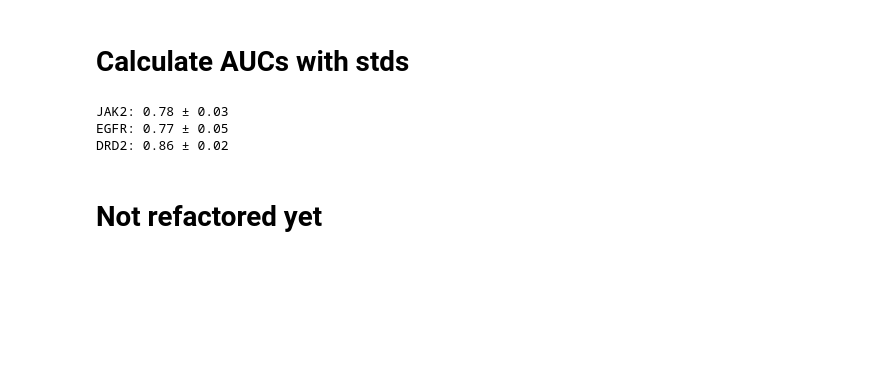
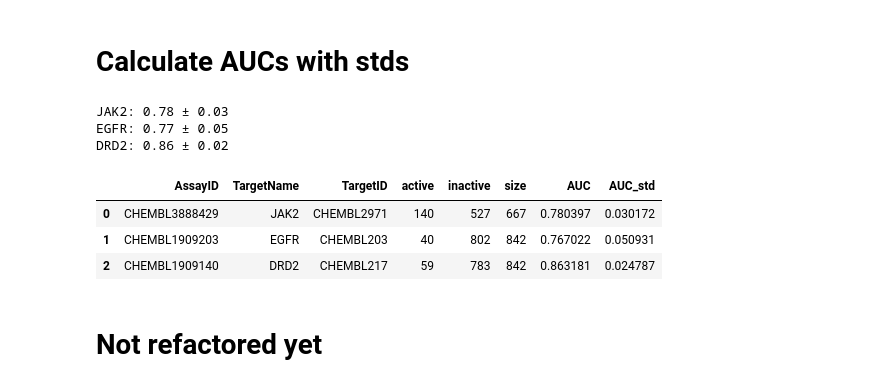
Before and after one commit to ml-jku/mgenerators-failure-modes, a Jupyter notebook: visualization.ipynb, the cells around one changed output. Saved outputs shown, nothing was run; the diff lists cells and outputs as text; code cells hidden in the pictures; blank space fills up the shorter version.

```diff
--- a/visualization.ipynb
+++ b/visualization.ipynb
@@ -63,6 +59,20 @@ assay_info
 | 0 | CHEMBL3888429 | JAK2 | CHEMBL2971 |
 | 1 | CHEMBL1909203 | EGFR | CHEMBL203 |
 | 2 | CHEMBL1909140 | DRD2 | CHEMBL217 |
+# %%
+assay_stats = []
+
+for chid in assay_info.AssayID:
+    row = {}
+    assay_data = pd.read_csv(f'./assays/processed/{chid}.csv')
+    label = assay_data['label']
+
+    row['active'] = label.sum()
+    row['inactive'] = len(label) - row['active']
+    row['size'] = len(label)
+    assay_stats.append(row)
+
+assay_info = pd.concat([assay_info, pd.DataFrame(assay_stats)], 1)
 # %%
 
 # some variables for axis labels
@@ -124,4 +133,15 @@ for chid, (m,s) in auc_ms.items():
 JAK2: 0.78 ± 0.03
 EGFR: 0.77 ± 0.05
 DRD2: 0.86 ± 0.02
+# %%
+auc_df = pd.DataFrame(auc_ms).transpose()
+auc_df.columns = ['AUC', 'AUC_std']
+auc_df['AssayID'] = auc_df.index
+assay_info = assay_info.merge(auc_df, on='AssayID')
+assay_info
+# %% [output]
+|  | AssayID | TargetName | TargetID | active | inactive | size | AUC | AUC_std |
+| 0 | CHEMBL3888429 | JAK2 | CHEMBL2971 | 140 | 527 | 667 | 0.780397 | 0.030172 |
+| 1 | CHEMBL1909203 | EGFR | CHEMBL203 | 40 | 802 | 842 | 0.767022 | 0.050931 |
+| 2 | CHEMBL1909140 | DRD2 | CHEMBL217 | 59 | 783 | 842 | 0.863181 | 0.024787 |
 # %% [markdown]
```
Also changed, not shown: parts of 3 cells of this notebook, 7 other files.
